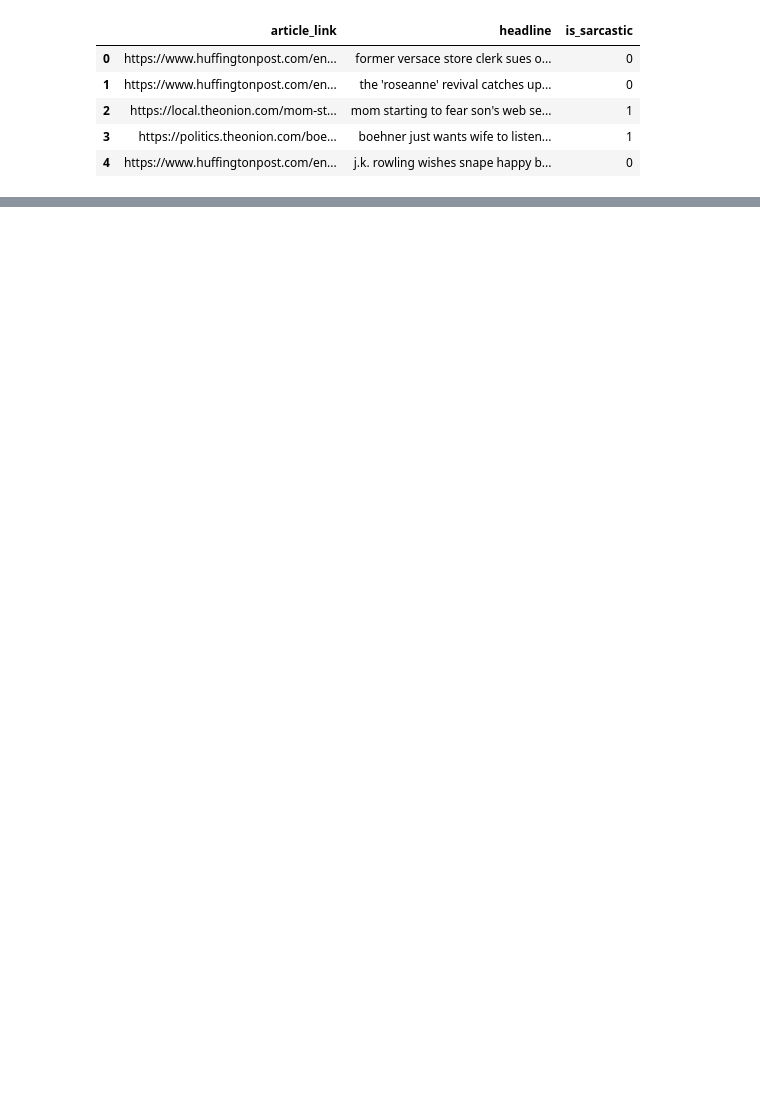
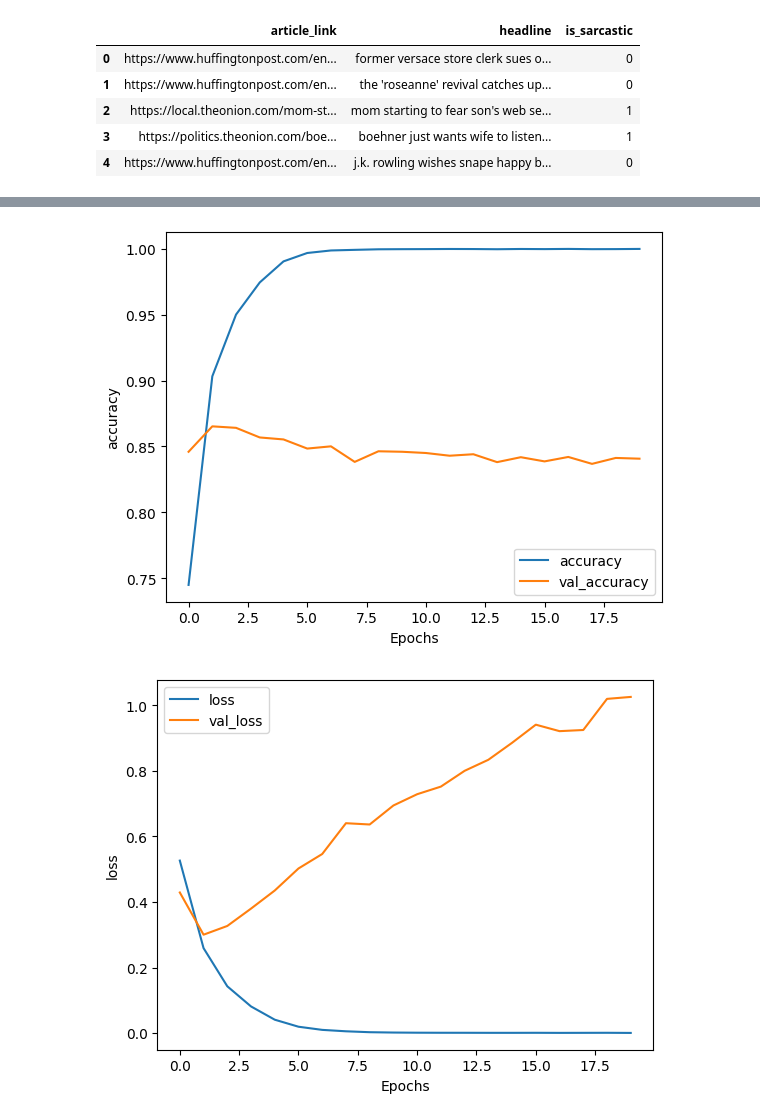
Before and after one commit to giacomofragione/NLP-sentiment-analysis-neural-networks, a Jupyter notebook: NLP_tf.ipynb, the cells around one changed output, grey strips where cells are left out. Saved outputs shown, nothing was run; the diff lists cells and outputs as text; code cells hidden in the pictures; blank space fills up the shorter version.

```diff
--- a/NLP_tf.ipynb
+++ b/NLP_tf.ipynb
@@ -50,0 +34,4 @@ print(padded_seqs)
+# %%
+from sklearn.model_selection import train_test_split
+
+X_train, X_test, y_train, y_test = train_test_split(data['headline'], data['is_sarcastic'], test_size=0.2)
@@ -50,0 +46,10 @@ print(padded_seqs)
+# %%
+tokenizer = Tokenizer(num_words=vocab_size, oov_token=oov_tok)
+tokenizer.fit_on_texts(X_train)
+word_index = tokenizer.word_index
+
+X_train_seq = tokenizer.texts_to_sequences(X_train)
+X_test_seq = tokenizer.texts_to_sequences(X_test)
+
+X_train_seq_pad = pad_sequences(X_train_seq, maxlen=max_length, truncating=trunc_type, padding=pad_type)
+X_test_seq_pad = pad_sequences(X_test_seq, maxlen=max_length, truncating=trunc_type, padding=pad_type)
@@ -50,0 +58,10 @@ print(padded_seqs)
+# %%
+model = tf.keras.Sequential([
+    tf.keras.layers.Embedding(vocab_size, embedding_dim),
+    tf.keras.layers.Flatten(),
+    tf.keras.layers.Dense(6, activation='relu'),
+    tf.keras.layers.Dense(1, activation='sigmoid'),
+])
+
+model.compile(loss='binary_crossentropy', optimizer='adam', metrics=['accuracy'])
+model.summary()
@@ -50,0 +84,4 @@ print(padded_seqs)
+# %%
+num_epochs = 20
+
+history = model.fit(X_train_seq_pad, y_train, epochs=num_epochs, validation_data=(X_test_seq_pad, y_test))
@@ -50,0 +106,17 @@ print(padded_seqs)
+# %%
+import matplotlib.pyplot as plt
+
+##plot the scores from history
+def plot_graphs(history, string):
+  plt.plot(history.history[string])
+  plt.plot(history.history['val_'+string])
+  plt.legend([string, 'val_'+string])
+  plt.xlabel("Epochs")
+  plt.ylabel(string)
+  plt.show()
+
+plot_graphs(history, "accuracy")
+plot_graphs(history, "loss")
+# %% [output]
+[figure, added]
+[figure, added]
```
Also changed, not shown: parts of 6 cells of this notebook.
